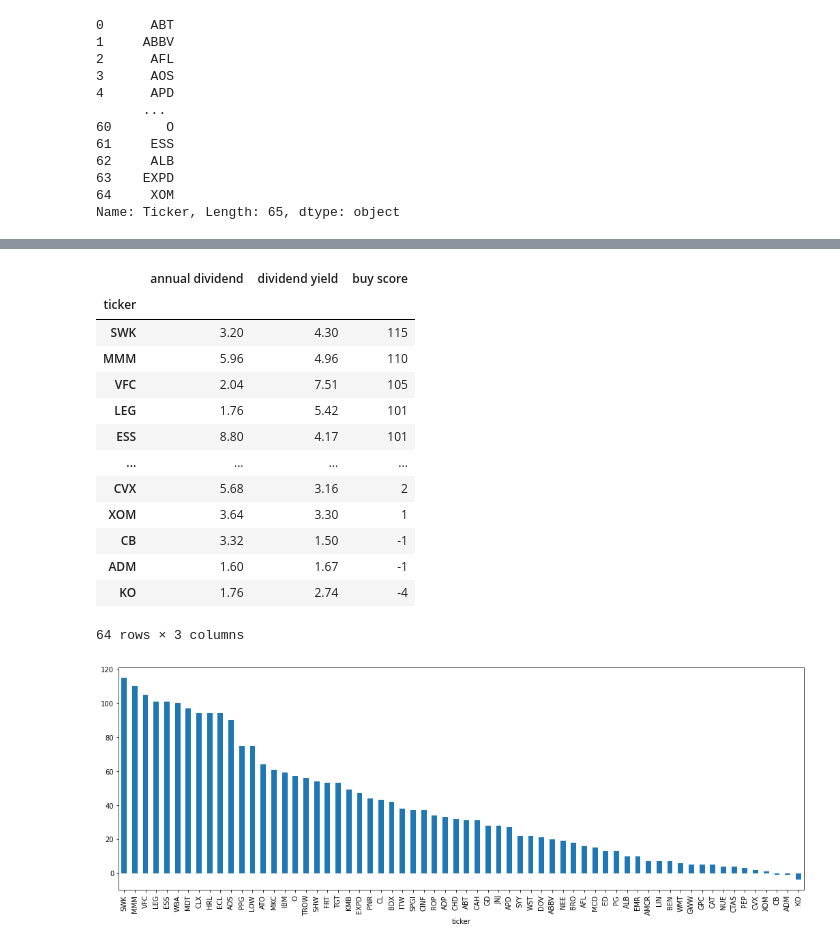
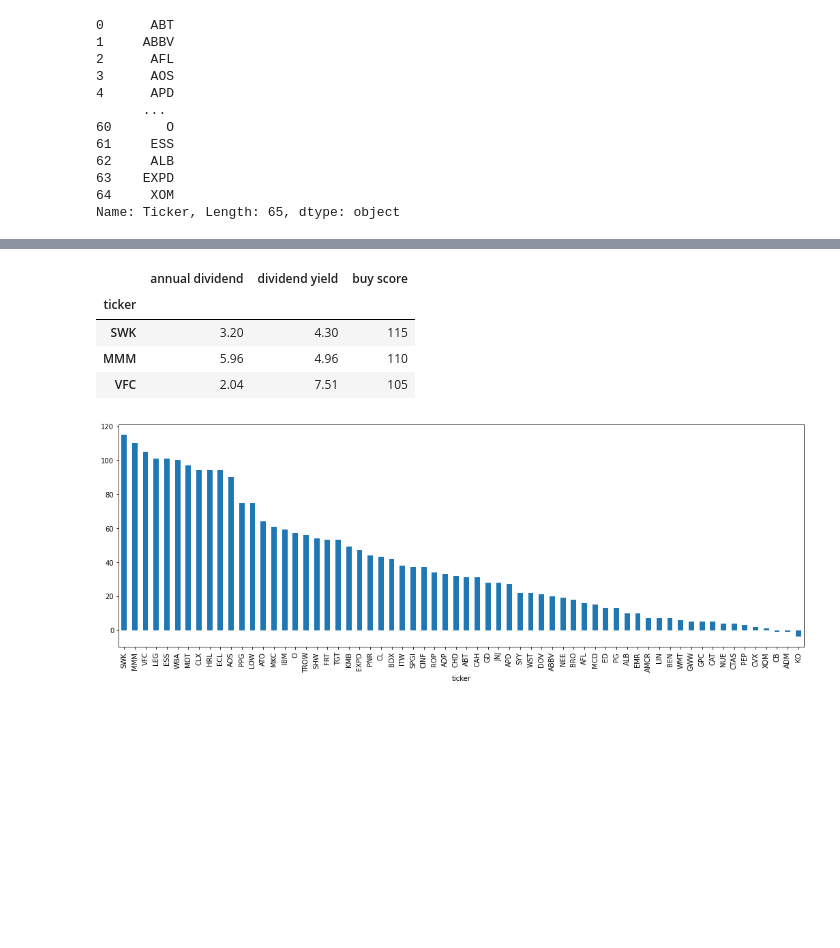
Before and after one commit to shawsk0723/dividend-investment, a Jupyter notebook: 02_Dividend_Invest_App.ipynb, the cells around one changed output, grey strips where cells are left out. Cells and saved outputs as stored; diff of their text form; code cells hidden in the pictures; blank space fills up the shorter version.

```diff
--- a/02_Dividend_Invest_App.ipynb
+++ b/02_Dividend_Invest_App.ipynb
@@ -181,3 +140,2 @@ result
 # %%
-result_sorted = result.sort_values('buy score', ascending=False)
-result_sorted
+result.sort_values('buy score', ascending=False, inplace=True)
@@ -198,22 +142,13 @@ result_sorted
 # %%
-result_sorted.index = result_sorted['ticker']
-result_sorted.drop('ticker', axis=1, inplace=True)
+result.index = result['ticker']
+result.drop('ticker', axis=1, inplace=True)
-# %%
-result_sorted
-# %% [output]
-|  | annual dividend | dividend yield | buy score |
-| ticker |  |  |  |
-| SWK | 3.20 | 4.30 | 115 |
-| MMM | 5.96 | 4.96 | 110 |
-| VFC | 2.04 | 7.51 | 105 |
-| LEG | 1.76 | 5.42 | 101 |
-| ESS | 8.80 | 4.17 | 101 |
-| ... | ... | ... | ... |
-| CVX | 5.68 | 3.16 | 2 |
-| XOM | 3.64 | 3.30 | 1 |
-| CB | 3.32 | 1.50 | -1 |
-| ADM | 1.60 | 1.67 | -1 |
-| KO | 1.76 | 2.74 | -4 |
-64 rows × 3 columns
+# %%
+result.head(3)
+# %% [output]
+|  | annual dividend | dividend yield | buy score |
+| ticker |  |  |  |
+| SWK | 3.20 | 4.30 | 115 |
+| MMM | 5.96 | 4.96 | 110 |
+| VFC | 2.04 | 7.51 | 105 |
 # %%
 plt.figure(figsize=(18,6))
```
Also changed, not shown: parts of 22 cells of this notebook.
